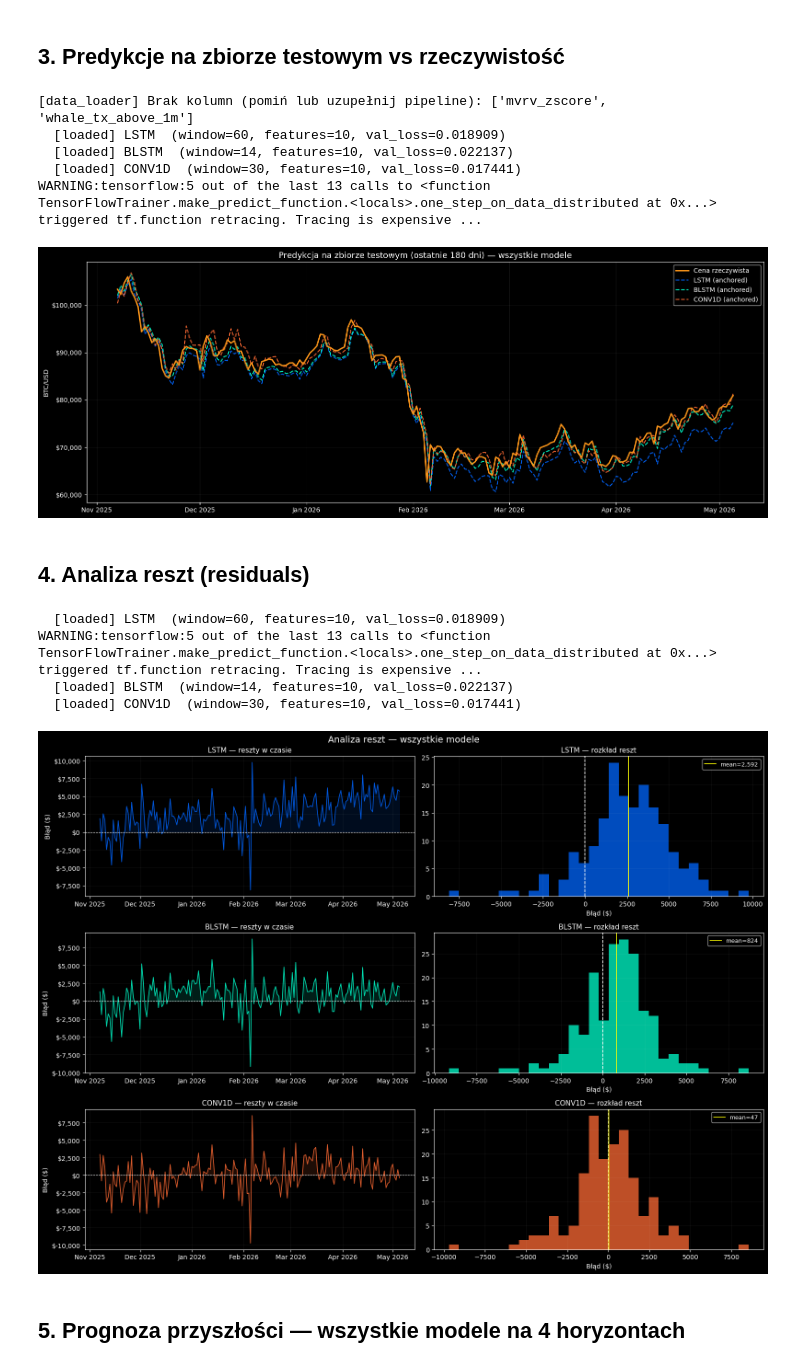
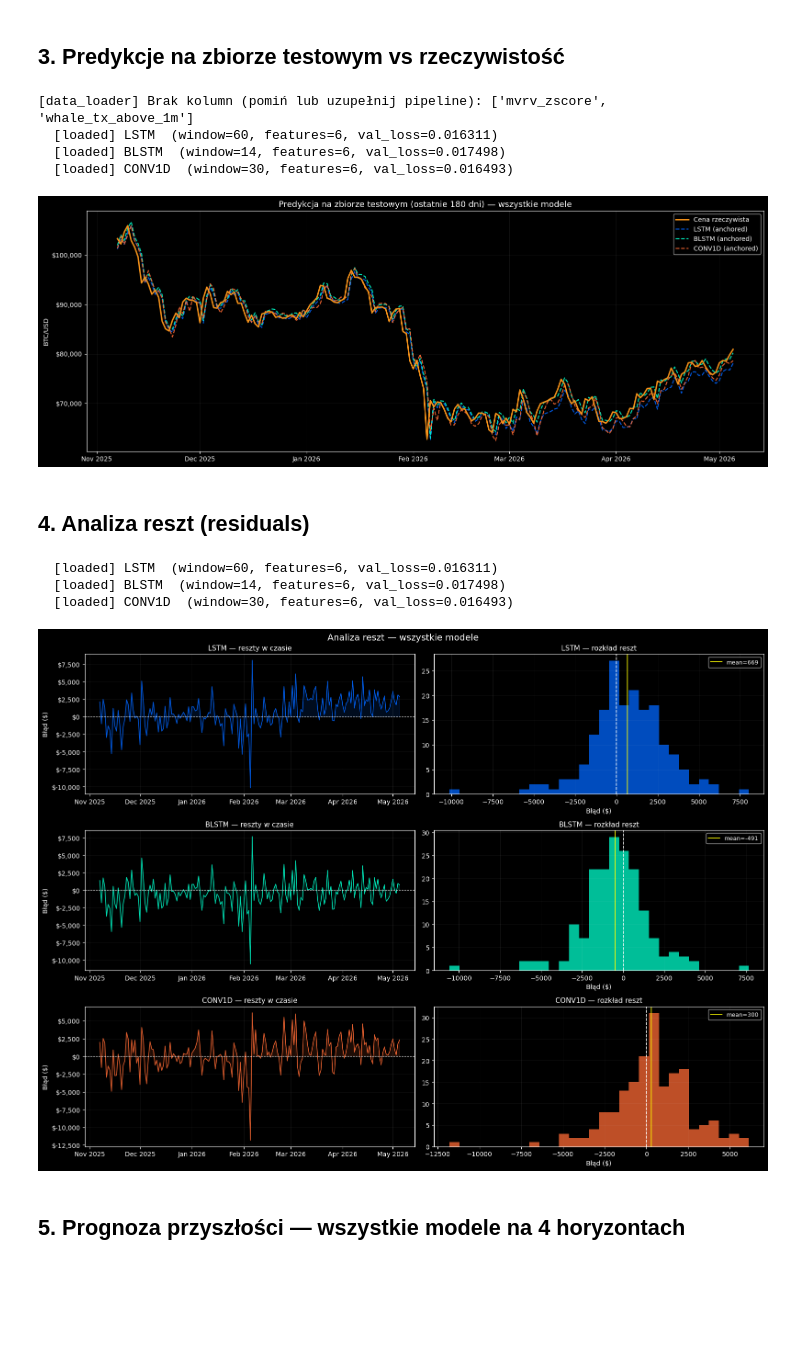
Before and after one commit to AdamDetmer/bitcoin-onchain-analysis, a Jupyter notebook: notebooks/model_comparison.ipynb, the cells around one changed output. Cells and saved outputs as stored; diff of their text form; code cells hidden in the pictures; blank space fills up the shorter version.

```diff
--- a/notebooks/model_comparison.ipynb
+++ b/notebooks/model_comparison.ipynb
@@ -125,7 +123,7 @@ for model_name in all_names():
         continue
     model.load()
 
-    features = ['price'] + available
+    features = model._features
     X, y, _, scaler_price, dates = make_sequences(df_full, features, model.window)
     _, X_test, _, y_test, _, dates_test = train_test_split_ts(X, y, dates, TEST_DAYS)
 
@@ -151,11 +149,10 @@ plt.savefig('../data/processed/test_predictions.png', dpi=130, bbox_inches='tigh
 plt.show()
 # %% [output]
 [data_loader] Brak kolumn (pomiń lub uzupełnij pipeline): ['mvrv_zscore', 'whale_tx_above_1m']
-  [loaded] LSTM  (window=60, features=10, val_loss=0.018909)
-  [loaded] BLSTM  (window=14, features=10, val_loss=0.022137)
-  [loaded] CONV1D  (window=30, features=10, val_loss=0.017441)
-WARNING:tensorflow:5 out of the last 13 calls to <function TensorFlowTrainer.make_predict_function.<locals>.one_step_on_data_distributed at 0x...> triggered tf.function retracing. Tracing is expensive ...
+  [loaded] LSTM  (window=60, features=6, val_loss=0.016311)
+  [loaded] BLSTM  (window=14, features=6, val_loss=0.017498)
+  [loaded] CONV1D  (window=30, features=6, val_loss=0.016493)
-[figure, old version]
+[figure, new version]
 # %% [markdown]
 ## 4. Analiza reszt (residuals)
 # %%
@@ -171,7 +168,7 @@ for row, model_name in enumerate(trained_models):
     model = get_model(model_name)
     model.load()
 
-    features = ['price'] + available
+    features = model._features
     X, y, _, _, dates = make_sequences(df_full, features, model.window)
     _, X_test, _, _, _, dates_test = train_test_split_ts(X, y, dates, TEST_DAYS)
 
@@ -184,38 +181,37 @@ for row, model_name in enumerate(trained_models):
 
     color = C[model_name]
 
     # Reszty w czasie
     ax_l = axes[row][0]
     ax_l.plot(dates_test, residuals, color=color, lw=1.2, alpha=0.85)
     ax_l.axhline(0, color='white', lw=0.8, linestyle='--')
     ax_l.fill_between(dates_test, residuals, 0,
                       where=(residuals > 0), color=color, alpha=0.12)
     ax_l.fill_between(dates_test, residuals, 0,
                       where=(residuals < 0), color=color, alpha=0.06)
     ax_l.set_title(f'{model_name.upper()} — reszty w czasie', fontsize=11)
     ax_l.set_ylabel('Błąd ($)')
     ax_l.yaxis.set_major_formatter(plt.FuncFormatter(lambda x, _: f'${x:,.0f}'))
     ax_l.xaxis.set_major_formatter(mdates.DateFormatter('%b %Y'))
 
     # Histogram reszt
     ax_r = axes[row][1]
     ax_r.hist(residuals, bins=30, color=color, alpha=0.75, edgecolor='none')
     ax_r.axvline(0,               color='white', lw=1.2, linestyle='--')
     ax_r.axvline(np.mean(residuals), color='yellow', lw=1.2,
                  linestyle='-', label=f'mean={np.mean(residuals):,.0f}')
     ax_r.set_title(f'{model_name.upper()} — rozkład reszt', fontsize=11)
     ax_r.set_xlabel('Błąd ($)')
     ax_r.legend(fontsize=9)
 
 plt.tight_layout()
 plt.savefig('../data/processed/residuals_comparison.png', dpi=130, bbox_inches='tight')
 plt.show()
 # %% [output]
-  [loaded] LSTM  (window=60, features=10, val_loss=0.018909)
-WARNING:tensorflow:5 out of the last 13 calls to <function TensorFlowTrainer.make_predict_function.<locals>.one_step_on_data_distributed at 0x...> triggered tf.function retracing. Tracing is expensive ...
-  [loaded] BLSTM  (window=14, features=10, val_loss=0.022137)
-  [loaded] CONV1D  (window=30, features=10, val_loss=0.017441)
+  [loaded] LSTM  (window=60, features=6, val_loss=0.016311)
+  [loaded] BLSTM  (window=14, features=6, val_loss=0.017498)
+  [loaded] CONV1D  (window=30, features=6, val_loss=0.016493)
-[figure, old version]
+[figure, new version]
 # %% [markdown]
 ## 5. Prognoza przyszłości — wszystkie modele na 4 horyzontach
 # %%
```
Also changed, not shown: parts of 6 cells of this notebook, 5 other files.
